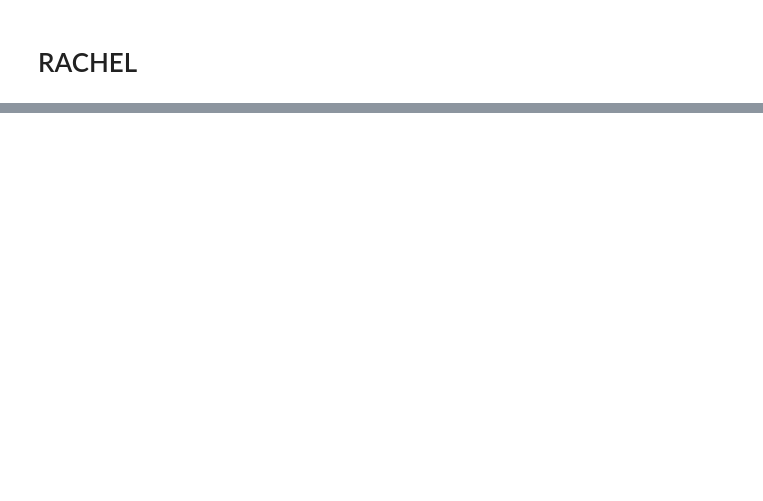
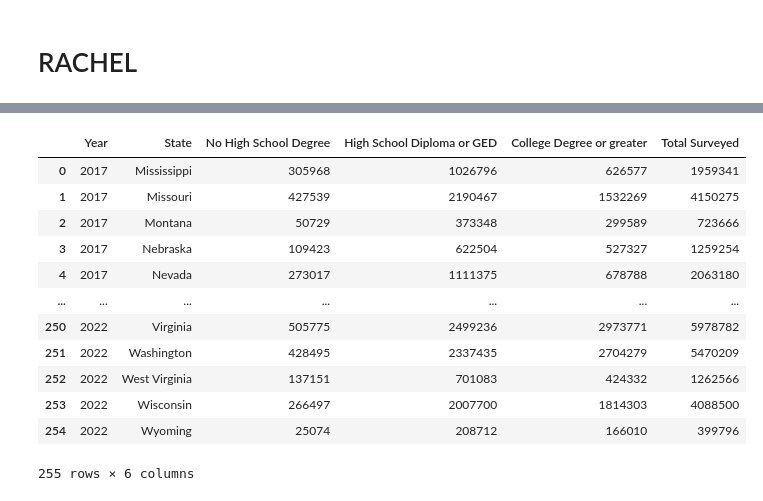
Before and after one commit to kikichan1/Project-1, a Jupyter notebook: Education_Notebook.ipynb, the cells around one changed output, grey strips where cells are left out. Drawn from its saved outputs; the diff is of its cells as text; code cells hidden in the pictures; blank space fills up the shorter version.

```diff
--- a/Education_Notebook.ipynb
+++ b/Education_Notebook.ipynb
@@ -90,0 +439,27 @@ family_size_df = pd.DataFrame(requests.get(family_size_url).json()[1:], columns=
+# %%
+# combine dataframes
+combined_education_df = pd.concat([education_2017_df_final,
+                                   education_2018_df_final,
+                                   education_2019_df_final,
+                                   education_2021_df_final,
+                                   education_2022_df_final],
+                                  axis=0)
+# reset index column to not repeat individual df index aka 0-50 would be shown 5 times vs now reset and we see unique index 0-254
+combined_education_df.reset_index(drop=True, inplace=True)
+
+combined_education_df.to_csv('Data/combined_education_data.csv')
+combined_education_df
+# %% [output]
+|  | Year | State | No High School Degree | High School Diploma or GED | College Degree or greater | Total Surveyed |
+| 0 | 2017 | Mississippi | 305968 | 1026796 | 626577 | 1959341 |
+| 1 | 2017 | Missouri | 427539 | 2190467 | 1532269 | 4150275 |
+| 2 | 2017 | Montana | 50729 | 373348 | 299589 | 723666 |
+| 3 | 2017 | Nebraska | 109423 | 622504 | 527327 | 1259254 |
+| 4 | 2017 | Nevada | 273017 | 1111375 | 678788 | 2063180 |
+| ... | ... | ... | ... | ... | ... | ... |
+| 250 | 2022 | Virginia | 505775 | 2499236 | 2973771 | 5978782 |
+| 251 | 2022 | Washington | 428495 | 2337435 | 2704279 | 5470209 |
+| 252 | 2022 | West Virginia | 137151 | 701083 | 424332 | 1262566 |
+| 253 | 2022 | Wisconsin | 266497 | 2007700 | 1814303 | 4088500 |
+| 254 | 2022 | Wyoming | 25074 | 208712 | 166010 | 399796 |
+255 rows × 6 columns
```
Also changed, not shown: parts of 16 cells of this notebook, 2 other files.
